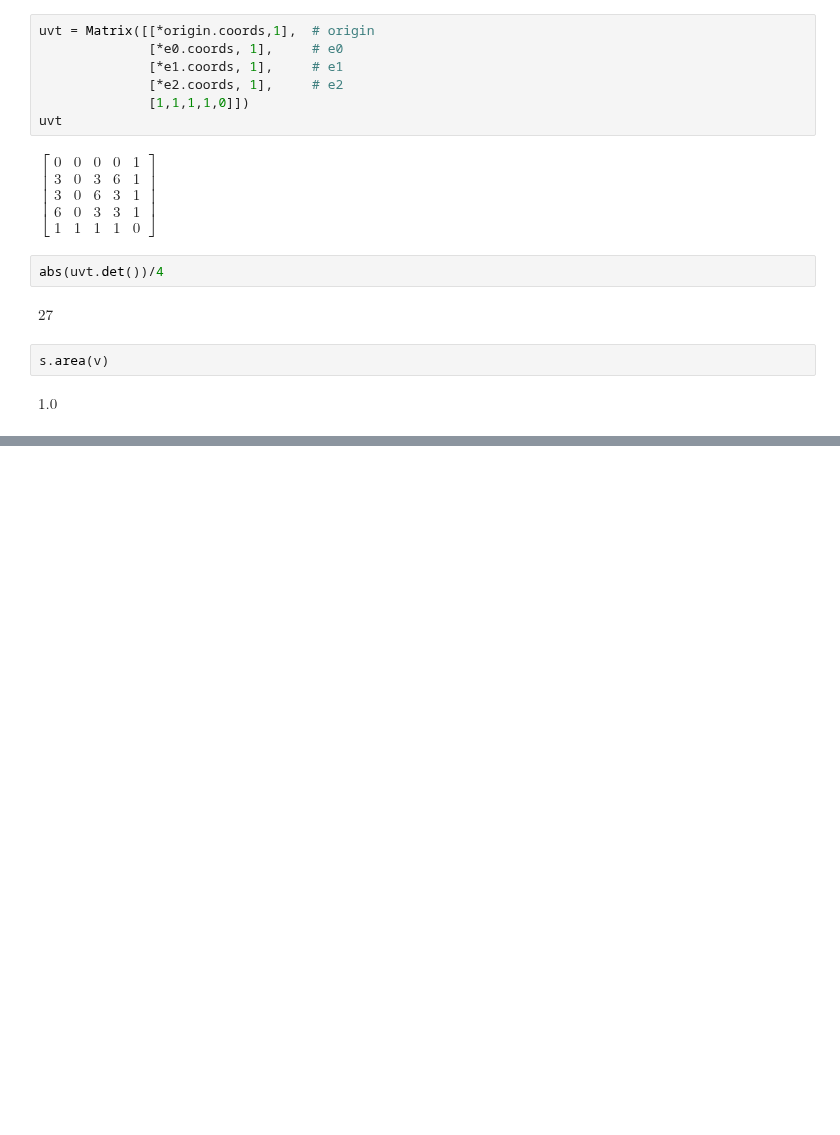
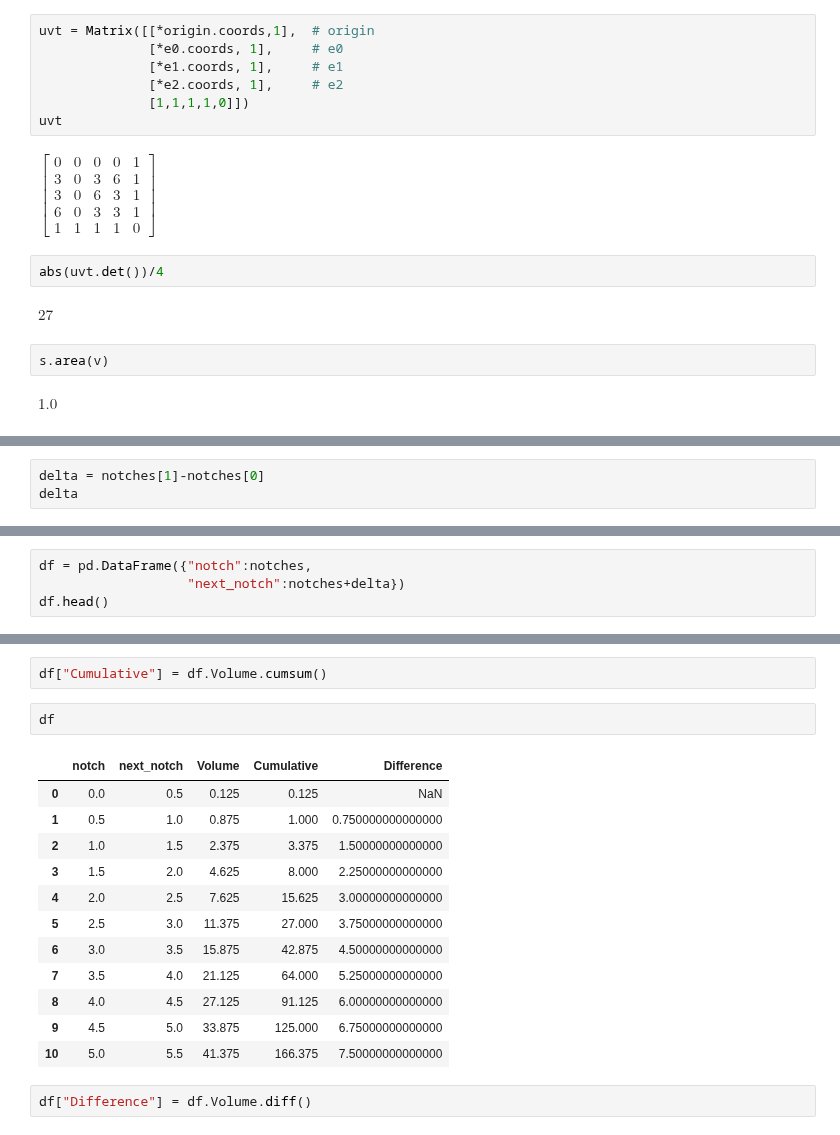
Before and after one commit to 4dsolutions/elite_school, a Jupyter notebook: MartianMath.ipynb, the cells around one changed output, grey strips where cells are left out. Drawn from its saved outputs; the diff is of its cells as text; blank space fills up the shorter version.

```diff
--- a/MartianMath.ipynb
+++ b/MartianMath.ipynb
@@ -238,0 +281,3 @@ Now that we have the notion of "tetravolumes" firmly nailed down, we're able to
+# %%
+delta = notches[1]-notches[0]
+delta
@@ -238,0 +286,4 @@ Now that we have the notion of "tetravolumes" firmly nailed down, we're able to
+# %%
+df = pd.DataFrame({"notch":notches,
+                   "next_notch":notches+delta})
+df.head()
@@ -238,0 +338,19 @@ Now that we have the notion of "tetravolumes" firmly nailed down, we're able to
+# %%
+df["Cumulative"] = df.Volume.cumsum()
+# %%
+df
+# %% [output]
+|  | notch | next_notch | Volume | Cumulative | Difference |
+| 0 | 0.0 | 0.5 | 0.125 | 0.125 | NaN |
+| 1 | 0.5 | 1.0 | 0.875 | 1.000 | 0.750000000000000 |
+| 2 | 1.0 | 1.5 | 2.375 | 3.375 | 1.50000000000000 |
+| 3 | 1.5 | 2.0 | 4.625 | 8.000 | 2.25000000000000 |
+| 4 | 2.0 | 2.5 | 7.625 | 15.625 | 3.00000000000000 |
+| 5 | 2.5 | 3.0 | 11.375 | 27.000 | 3.75000000000000 |
+| 6 | 3.0 | 3.5 | 15.875 | 42.875 | 4.50000000000000 |
+| 7 | 3.5 | 4.0 | 21.125 | 64.000 | 5.25000000000000 |
+| 8 | 4.0 | 4.5 | 27.125 | 91.125 | 6.00000000000000 |
+| 9 | 4.5 | 5.0 | 33.875 | 125.000 | 6.75000000000000 |
+| 10 | 5.0 | 5.5 | 41.375 | 166.375 | 7.50000000000000 |
+# %%
+df["Difference"] = df.Volume.diff()
```
Also changed, not shown: parts of 20 cells of this notebook.
